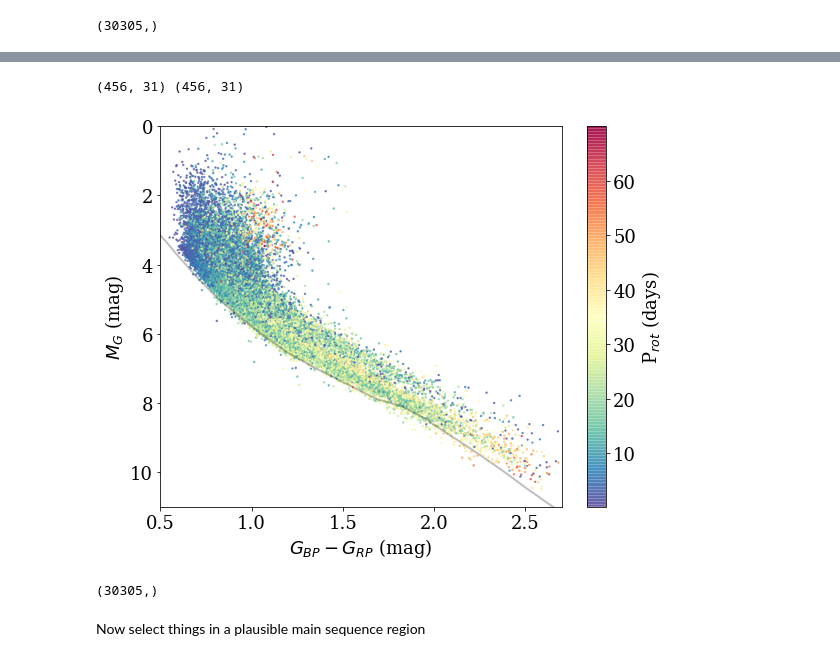
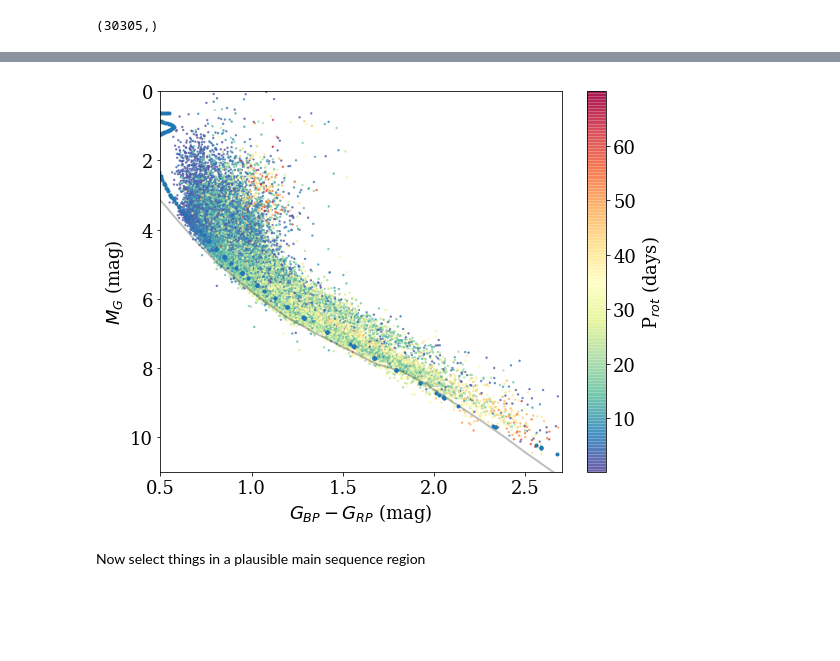
Before and after one commit to jradavenport/gaia2_kep_rot, a Jupyter notebook: notebooks/explore.ipynb, the cells around one changed output, grey strips where cells are left out. Saved outputs shown, nothing was run; the diff lists cells and outputs as text; code cells hidden in the pictures; blank space fills up the shorter version.

```diff
--- a/notebooks/explore.ipynb
+++ b/notebooks/explore.ipynb
@@ -119,5 +118,5 @@ ok.shape
 # %%
-# let's put an ischrone down
+#  PARSEC ISOCHRONE
 
 ## Isochrones w/ Gaia mags
 # output195874734622.dat # age = 1e8
@@ -129,55 +128,65 @@ isonames = ('Zini','Age','Mini','Mass','logL','logTe','logg','label','McoreTP',
             'Cexcess','Z','mbolmag','Gmag','G_BPmag','G_RPmag','B_Tmag','V_Tmag',
             'Jmag','Hmag','Ksmag')
 
-iso_file = '../iso/output783328222883.dat'
+iso_file = '../iso/parsec/output783328222883.dat'  # age = 1e9
 iso = pd.read_table(iso_file, delim_whitespace=True, header=None, comment='#', names=isonames)
-iso1e8 = pd.read_table('../iso/output195874734622.dat', delim_whitespace=True, header=None, comment='#', names=isonames)
-iso5e9 = pd.read_table('../iso/output382961170123.dat', delim_whitespace=True, header=None, comment='#', names=isonames)
+iso1e8 = pd.read_table('../iso/parsec/output195874734622.dat', delim_whitespace=True, header=None, comment='#', names=isonames)
+iso5e9 = pd.read_table('../iso/parsec/output382961170123.dat', delim_whitespace=True, header=None, comment='#', names=isonames)
 
 
 isonames2 = ('Zini', 'Age', 'Mini', 'Mass', 'logL', 'logTe', 'logg', 'label', 'McoreTP',
              'C_O', 'period0', 'period1', 'pmode', 'Mloss', 'tau1m', 'X', 'Y', 'Xc', 'Xn',
              'Xo', 'Cexcess', 'Z', 'mbolmag', 'Umag', 'Bmag', 'Vmag', 'Rmag', 'Imag', 'Jmag', 'Hmag', 'Kmag'
 )
-iso_file2 = '../iso/output632510793236.dat' # a 1e9 isochrone w/ UBVRIJHK mags
+iso_file2 = '../iso/parsec/output632510793236.dat' # a 1e9 isochrone w/ UBVRIJHK mags
 iso2 = pd.read_table(iso_file2, delim_whitespace=True, header=None, comment='#', names=isonames2)
 
 # get just the main sequence, and reverse it (for interpolating later)
 iok = np.where((iso['label'] < 2) & (iso['Gmag'] > 1.7))[0][::-1]
-# %%
-print(np.shape(iso), np.shape(iso2))
-# %% [output]
-(456, 31) (456, 31)
+# %%
+#  MIST isochrones
+Mnames = ('EEP', 'log10_isochrone_age_yr', 'initial_mass', 'star_mass', 'log_Teff',
+          'log_g', 'log_L', '[Fe/H]_init', '[Fe/H]', 'Bessell_U', 'Bessell_B', 'Bessell_V',
+          'Bessell_R', 'Bessell_I', '2MASS_J', '2MASS_H', '2MASS_Ks', 'Kepler_Kp', 'Kepler_D51',
+          'Hipparcos_Hp', 'Tycho_B', 'Tycho_V', 'Gaia_G_DR2Rev', 'Gaia_BP_DR2Rev',
+          'Gaia_RP_DR2Rev', 'TESS', 'phase')
+
+Mfile = '../iso/mist/MIST_v1.1_vvcrit0.4_UBVRIplus/MIST_v1.1_feh_p0.25_afe_p0.0_vvcrit0.4_UBVRIplus.iso.cmd'
+#MIST_v1.1_feh_p0.00_afe_p0.0_vvcrit0.4_UBVRIplus.iso.cmd'
+mist = pd.read_table(Mfile, delim_whitespace=True, comment='#', names=Mnames)
+
+mist_ms1 = np.where((mist['phase']==0) &
+                    (mist['log10_isochrone_age_yr'] == 9.))
+mist_ms2 = np.where((mist['phase']==0) &
+                    (mist['log10_isochrone_age_yr'] > 8.11) & (mist['log10_isochrone_age_yr'] < 8.2))
 # %%
 plt.figure(figsize=(9,7))
 cm = plt.cm.get_cmap('Spectral_r')
 
 plt.scatter(df[u'bp_rp'].values[ok],
             df[u'phot_g_mean_mag'].values[ok] - 5. * np.log10(df[u'r_est'].values[ok])  + 5,
             c=(df[u'Prot'].values[ok]), alpha=0.7, s=2, cmap=cm)
 
 plt.plot(iso['G_BPmag'].values[iok] - iso['G_RPmag'].values[iok], iso['Gmag'].values[iok],
          c='k', lw=2, alpha=0.25)
-# plt.plot(iso['G_BPmag'].values[iok] - iso['G_RPmag'].values[iok], iso['Gmag'].values[iok] - 0.7, c='k', lw=2, alpha=0.25)
-# plt.plot(iso['G_BPmag'].values[iok] - iso['G_RPmag'].values[iok], iso['Gmag'].values[iok] - 1.3, c='k', lw=2, alpha=0.25)
+
+plt.plot(mist['Gaia_BP_DR2Rev'].values[mist_ms1] - mist['Gaia_RP_DR2Rev'].values[mist_ms1],
+         mist['Gaia_G_DR2Rev'].values[mist_ms1], '.')
+# plt.plot(mist['Gaia_BP_DR2Rev'].values[mist_ms2] - mist['Gaia_RP_DR2Rev'].values[mist_ms2],
+#          mist['Gaia_G_DR2Rev'].values[mist_ms2], '.')
+
 
 plt.ylim(11,0)
 plt.xlim(.5,2.7)
 plt.xlabel('$G_{BP} - G_{RP}$ (mag)')
 plt.ylabel('$M_G$ (mag)')
-# plt.title('Gaia DR2 - McQuillan (2014)')
-# plt.text(4000, 1, 'N=894', fontsize=12)
 
 cb = plt.colorbar()
 cb.set_label('P$_{rot}$ (days)')
 
-plt.savefig('../figures/cmd'+ftype, dpi=300, bbox_inches='tight', pad_inches=0.25)
+# plt.savefig('../figures/cmd'+ftype, dpi=300, bbox_inches='tight', pad_inches=0.25)
 # %% [output]
-[figure, old version]
+[figure, new version]
-# %%
-print(np.shape(ok))
-# %% [output]
-(30305,)
 # %% [markdown]
 Now select things in a plausible main sequence region
 # %%
```
Also changed, not shown: parts of 38 cells of this notebook.
